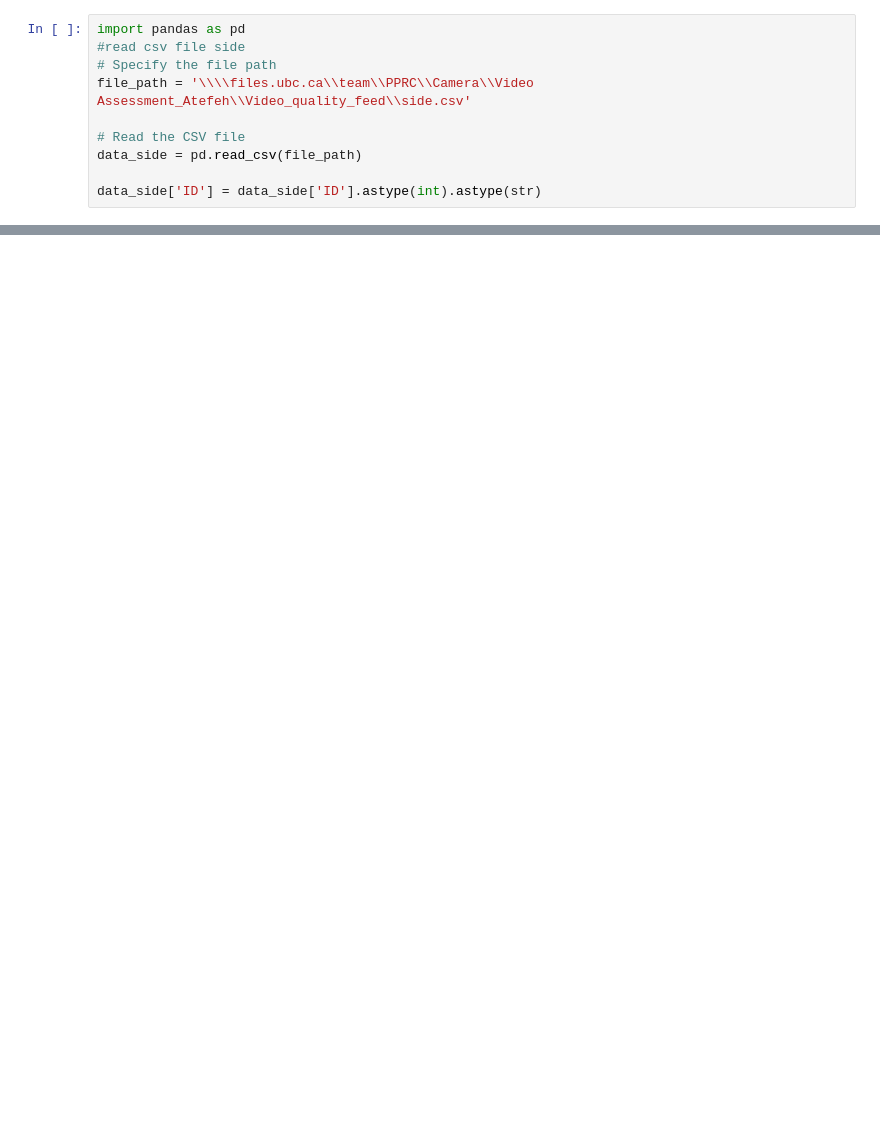
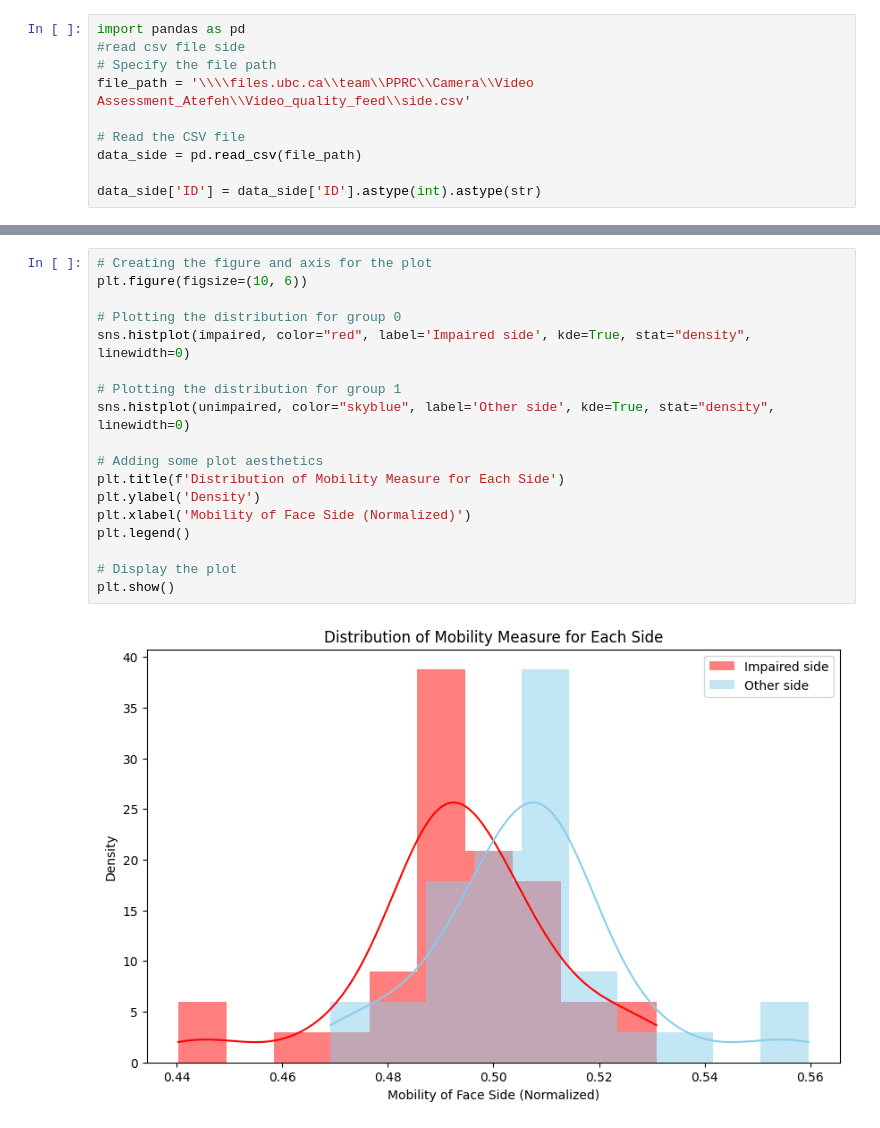
Before and after one commit to irania/FacialAsymmetry, a Jupyter notebook: affected_side/affected_side.ipynb, the cells around one changed output, grey strips where cells are left out. Saved outputs shown, nothing was run; the diff lists cells and outputs as text; blank space fills up the shorter version.

```diff
--- a/affected_side/affected_side.ipynb
+++ b/affected_side/affected_side.ipynb
@@ -79,0 +105,20 @@ plt.show()
+# %%
+# Creating the figure and axis for the plot
+plt.figure(figsize=(10, 6))
+
+# Plotting the distribution for group 0
+sns.histplot(impaired, color="red", label='Impaired side', kde=True, stat="density", linewidth=0)
+
+# Plotting the distribution for group 1
+sns.histplot(unimpaired, color="skyblue", label='Other side', kde=True, stat="density", linewidth=0)
+
+# Adding some plot aesthetics
+plt.title(f'Distribution of Mobility Measure for Each Side')
+plt.ylabel('Density')
+plt.xlabel('Mobility of Face Side (Normalized)')
+plt.legend()
+
+# Display the plot
+plt.show()
+# %% [output]
+[figure, added]
```
Also changed, not shown: parts of 3 cells of this notebook, 4 other files.
